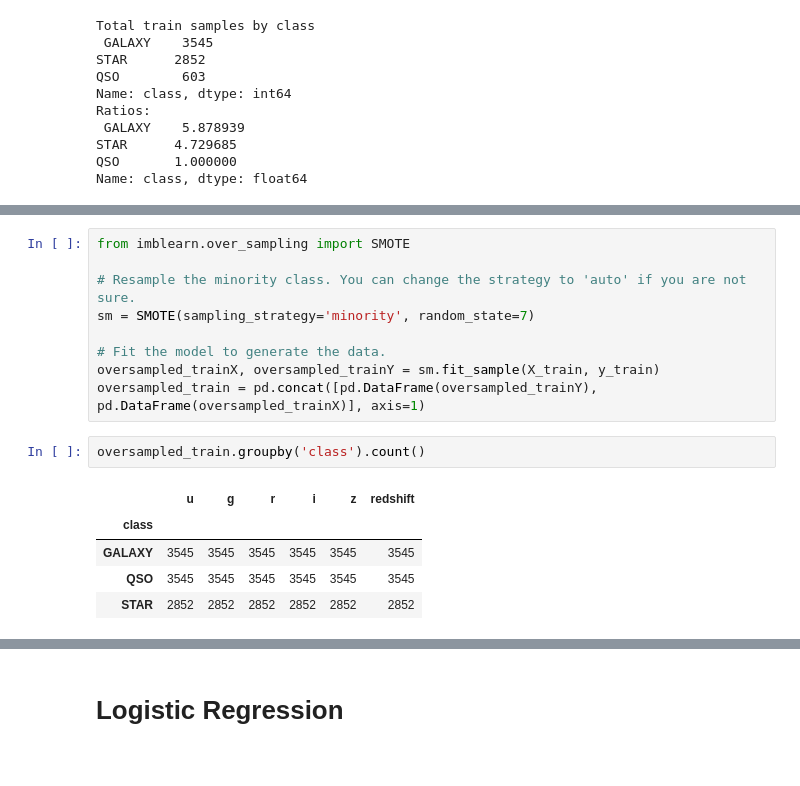
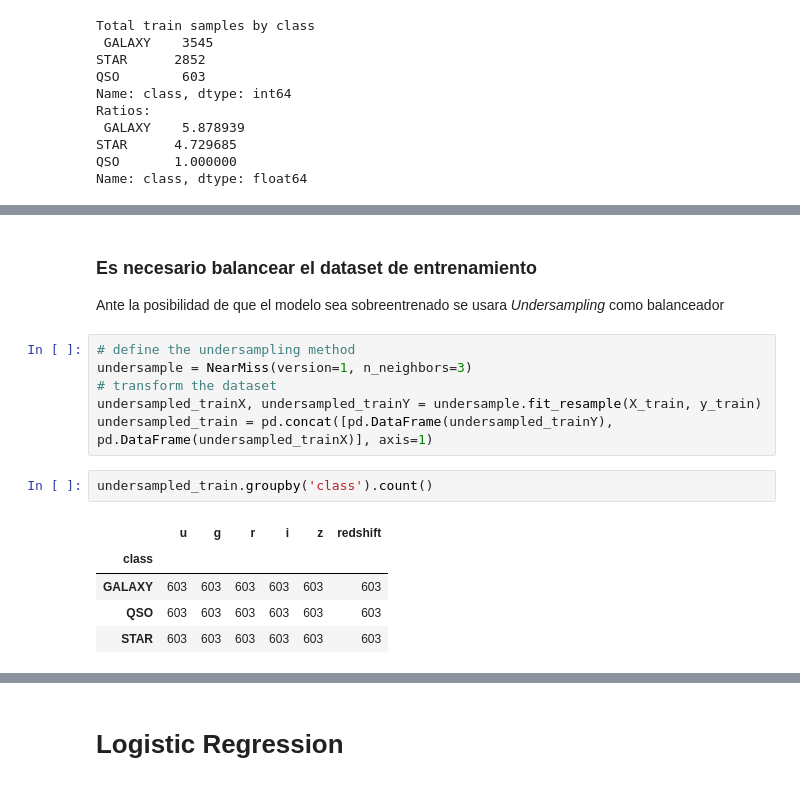
Before and after one commit to eduvera/INFO257_IA, a Jupyter notebook: practica1/Tarea practica.ipynb, the cells around one changed output, grey strips where cells are left out. Drawn from its saved outputs; the diff is of its cells as text.

```diff
--- a/practica1/Tarea practica.ipynb
+++ b/practica1/Tarea practica.ipynb
@@ -98,18 +102,18 @@ sb.heatmap(X_train.corr())
 [figure]
-# %%
-from imblearn.over_sampling import SMOTE
-
-# Resample the minority class. You can change the strategy to 'auto' if you are not sure.
-sm = SMOTE(sampling_strategy='minority', random_state=7)
-
-# Fit the model to generate the data.
-oversampled_trainX, oversampled_trainY = sm.fit_sample(X_train, y_train)
-oversampled_train = pd.concat([pd.DataFrame(oversampled_trainY), pd.DataFrame(oversampled_trainX)], axis=1)
+# %% [markdown]
+### Es necesario balancear el dataset de entrenamiento
+Ante la posibilidad de que el modelo sea sobreentrenado se usara <i>Undersampling</i> como balanceador
+# %%
+# define the undersampling method
+undersample = NearMiss(version=1, n_neighbors=3)
+# transform the dataset
+undersampled_trainX, undersampled_trainY = undersample.fit_resample(X_train, y_train)
+undersampled_train = pd.concat([pd.DataFrame(undersampled_trainY), pd.DataFrame(undersampled_trainX)], axis=1)
 # %%
-oversampled_train.groupby('class').count()
+undersampled_train.groupby('class').count()
 # %% [output]
 |  | u | g | r | i | z | redshift |
 | class |  |  |  |  |  |  |
-| GALAXY | 3545 | 3545 | 3545 | 3545 | 3545 | 3545 |
-| QSO | 3545 | 3545 | 3545 | 3545 | 3545 | 3545 |
-| STAR | 2852 | 2852 | 2852 | 2852 | 2852 | 2852 |
+| GALAXY | 603 | 603 | 603 | 603 | 603 | 603 |
+| QSO | 603 | 603 | 603 | 603 | 603 | 603 |
+| STAR | 603 | 603 | 603 | 603 | 603 | 603 |
```
Also changed, not shown: parts of 16 cells of this notebook.
